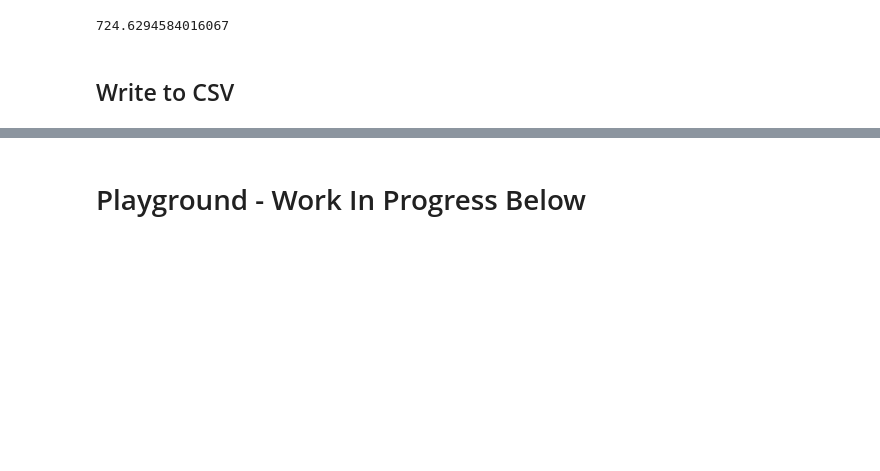
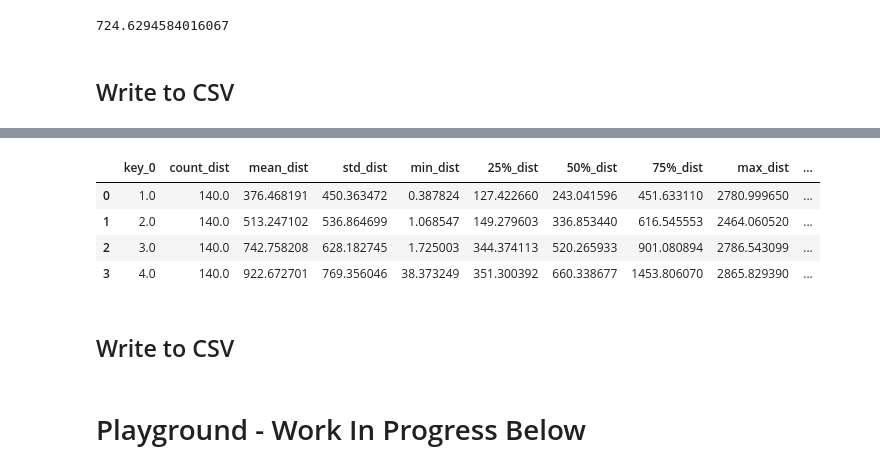
Before and after one commit to laurenoldham1202/final-project, a Jupyter notebook: notebooks/analysis.ipynb, the cells around one changed output, grey strips where cells are left out. Drawn from its saved outputs; the diff is of its cells as text; code cells hidden in the pictures; blank space fills up the shorter version.

```diff
--- a/notebooks/analysis.ipynb
+++ b/notebooks/analysis.ipynb
@@ -172,0 +226,21 @@ array(['Atlantic Coast Conference', 'West Coast Conference',
+# %%
+# group data by seed
+seedsAll = data.groupby('seed').describe()
+
+# merge weighted and unweighted averages on 'seed', add custom suffixes to differentiate between the two
+seedsMerged = pd.merge(seedsAll.distance, seedsAll.weightedDist,
+               left_on=seedsAll.distance.index.get_level_values('seed'),
+               right_on=seedsAll.weightedDist.index.get_level_values('seed'),
+               suffixes=('_dist', '_wtDist'))
+
+# rename `key_0` column as `seed` for clarity
+seedsMerged['seed'] = seedsMerged['key_0']
+seedsMerged
+# %% [output]
+|  | key_0 | count_dist | mean_dist | std_dist | min_dist | 25%_dist | 50%_dist | 75%_dist | max_dist | ... |
+| 0 | 1.0 | 140.0 | 376.468191 | 450.363472 | 0.387824 | 127.422660 | 243.041596 | 451.633110 | 2780.999650 | ... |
+| 1 | 2.0 | 140.0 | 513.247102 | 536.864699 | 1.068547 | 149.279603 | 336.853440 | 616.545553 | 2464.060520 | ... |
+| 2 | 3.0 | 140.0 | 742.758208 | 628.182745 | 1.725003 | 344.374113 | 520.265933 | 901.080894 | 2786.543099 | ... |
+| 3 | 4.0 | 140.0 | 922.672701 | 769.356046 | 38.373249 | 351.300392 | 660.338677 | 1453.806070 | 2865.829390 | ... |
+# %% [markdown]
+## Write to CSV
```
Also changed, not shown: parts of 7 cells of this notebook, 5 other files.
